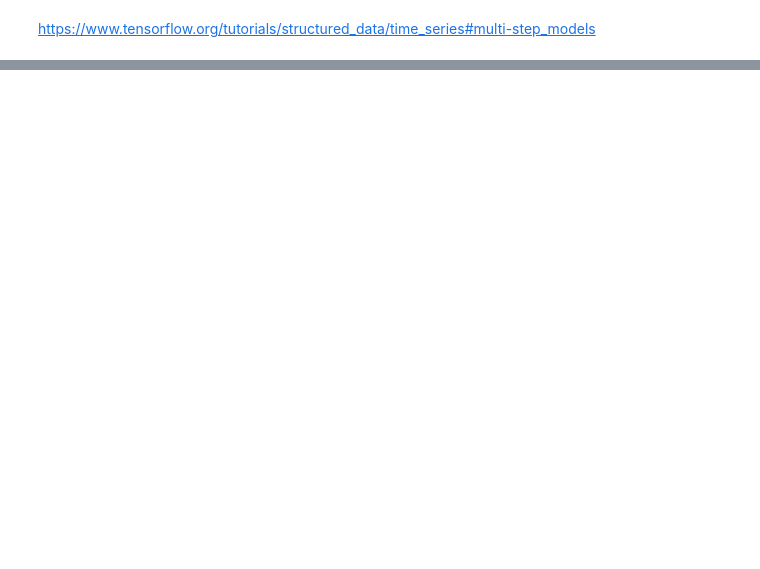
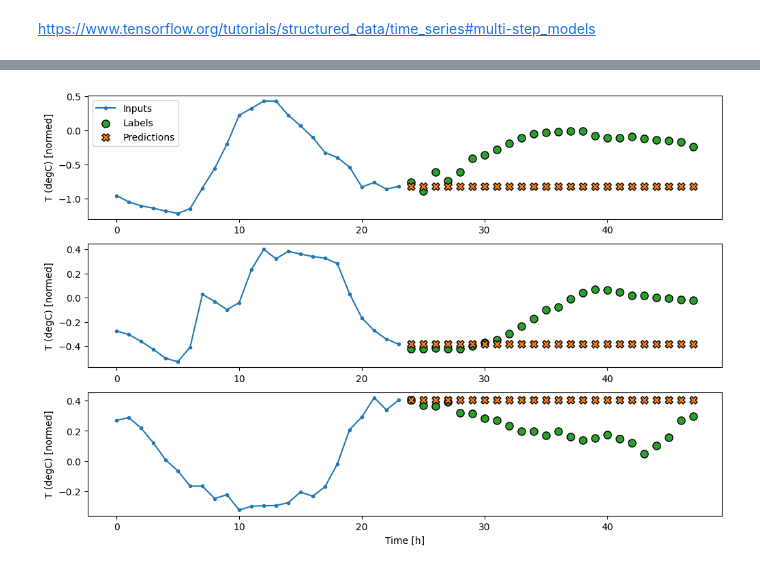
Before and after one commit to flyinacres/tensorflow, a Jupyter notebook: tensorflow-timeseries.ipynb, the cells around one changed output, grey strips where cells are left out. Cells and saved outputs as stored; diff of their text form; code cells hidden in the pictures; blank space fills up the shorter version.

```diff
--- a/tensorflow-timeseries.ipynb
+++ b/tensorflow-timeseries.ipynb
@@ -966,3 +968,11 @@ for name, value in performance.items():
   print(f'{name:15s}: {value[metric_name]:0.4f}')
 # %% [markdown]
 https://www.tensorflow.org/tutorials/structured_data/time_series#multi-step_models
+# %%
+OUT_STEPS = 24
+multi_window = WindowGenerator(input_width=24,
+                               label_width=OUT_STEPS,
+                               shift=OUT_STEPS)
+
+multi_window.plot()
+multi_window
@@ -968,0 +985,16 @@ https://www.tensorflow.org/tutorials/structured_data/time_series#multi-step_mode
+# %%
+class MultiStepLastBaseline(tf.keras.Model):
+  def call(self, inputs):
+    return tf.tile(inputs[:, -1:, :], [1, OUT_STEPS, 1])
+
+last_baseline = MultiStepLastBaseline()
+last_baseline.compile(loss=tf.keras.losses.MeanSquaredError(),
+                      metrics=[tf.keras.metrics.MeanAbsoluteError()])
+
+multi_val_performance = {}
+multi_performance = {}
+
+multi_val_performance['Last'] = last_baseline.evaluate(multi_window.val, return_dict=True)
+multi_performance['Last'] = last_baseline.evaluate(multi_window.test, verbose=0, return_dict=True)
+multi_window.plot(last_baseline)
+# %% [output]
@@ -968,0 +1002 @@ https://www.tensorflow.org/tutorials/structured_data/time_series#multi-step_mode
+[figure, added]
```
Also changed, not shown: parts of 4 cells of this notebook.
